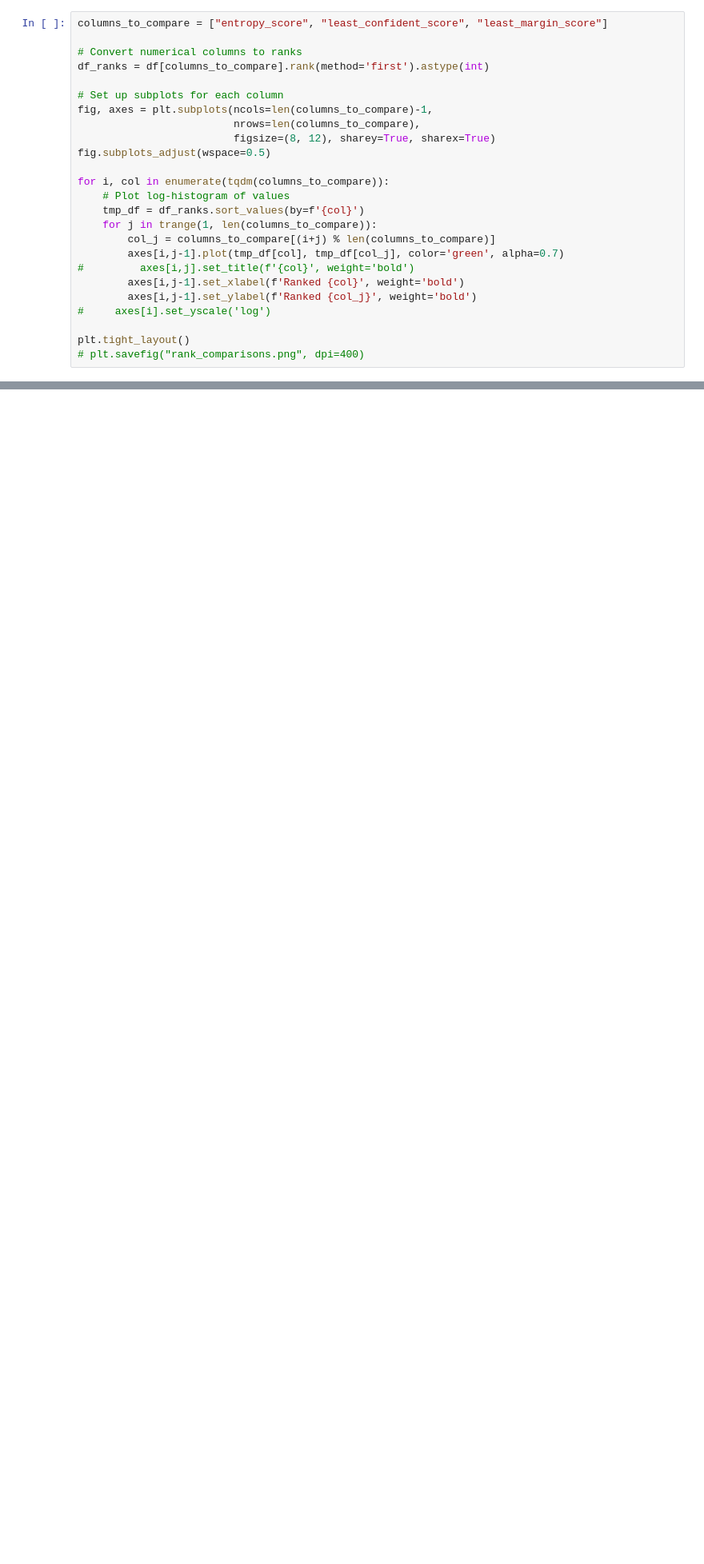
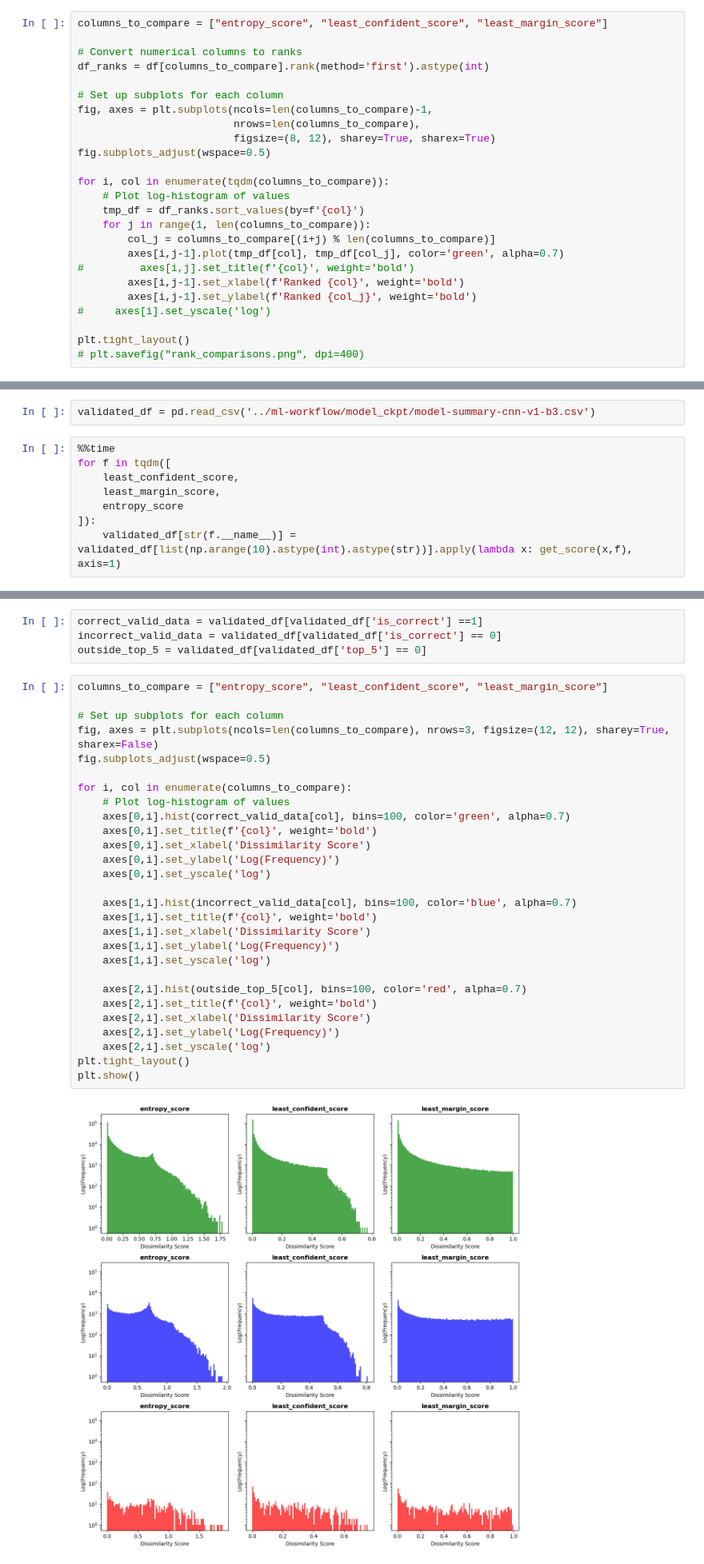
Before and after one commit to chandlerault/PIVOT, a Jupyter notebook: Dissimilarity_Scores.ipynb, the cells around one changed output, grey strips where cells are left out. Shown: that part at 80% size. Saved outputs shown, nothing was run; the diff lists cells and outputs as text; blank space fills up the shorter version.

```diff
--- a/Dissimilarity_Scores.ipynb
+++ b/Dissimilarity_Scores.ipynb
@@ -216,7 +216,7 @@ fig.subplots_adjust(wspace=0.5)
 for i, col in enumerate(tqdm(columns_to_compare)):
     # Plot log-histogram of values
     tmp_df = df_ranks.sort_values(by=f'{col}')
-    for j in trange(1, len(columns_to_compare)):
+    for j in range(1, len(columns_to_compare)):
         col_j = columns_to_compare[(i+j) % len(columns_to_compare)]
         axes[i,j-1].plot(tmp_df[col], tmp_df[col_j], color='green', alpha=0.7)
 #         axes[i,j].set_title(f'{col}', weight='bold')
@@ -232,0 +233,10 @@ df[columns_to_compare].rank()
+# %%
+validated_df = pd.read_csv('../ml-workflow/model_ckpt/model-summary-cnn-v1-b3.csv')
+# %%
+%%time
+for f in tqdm([
+    least_confident_score,
+    least_margin_score,
+    entropy_score
+]):
+    validated_df[str(f.__name__)] = validated_df[list(np.arange(10).astype(int).astype(str))].apply(lambda x: get_score(x,f), axis=1)
@@ -232,0 +246,34 @@ df[columns_to_compare].rank()
+# %%
+correct_valid_data = validated_df[validated_df['is_correct'] ==1]
+incorrect_valid_data = validated_df[validated_df['is_correct'] == 0]
+outside_top_5 = validated_df[validated_df['top_5'] == 0]
+# %%
+columns_to_compare = ["entropy_score", "least_confident_score", "least_margin_score"]
+
+# Set up subplots for each column
+fig, axes = plt.subplots(ncols=len(columns_to_compare), nrows=3, figsize=(12, 12), sharey=True, sharex=False)
+fig.subplots_adjust(wspace=0.5)
+
+for i, col in enumerate(columns_to_compare):
+    # Plot log-histogram of values
+    axes[0,i].hist(correct_valid_data[col], bins=100, color='green', alpha=0.7)
+    axes[0,i].set_title(f'{col}', weight='bold')
+    axes[0,i].set_xlabel('Dissimilarity Score')
+    axes[0,i].set_ylabel('Log(Frequency)')
+    axes[0,i].set_yscale('log')
+
+    axes[1,i].hist(incorrect_valid_data[col], bins=100, color='blue', alpha=0.7)
+    axes[1,i].set_title(f'{col}', weight='bold')
+    axes[1,i].set_xlabel('Dissimilarity Score')
+    axes[1,i].set_ylabel('Log(Frequency)')
+    axes[1,i].set_yscale('log')
+
+    axes[2,i].hist(outside_top_5[col], bins=100, color='red', alpha=0.7)
+    axes[2,i].set_title(f'{col}', weight='bold')
+    axes[2,i].set_xlabel('Dissimilarity Score')
+    axes[2,i].set_ylabel('Log(Frequency)')
+    axes[2,i].set_yscale('log')
+plt.tight_layout()
+plt.show()
+# %% [output]
+[figure, added]
```
Also changed, not shown: parts of 13 cells of this notebook.
